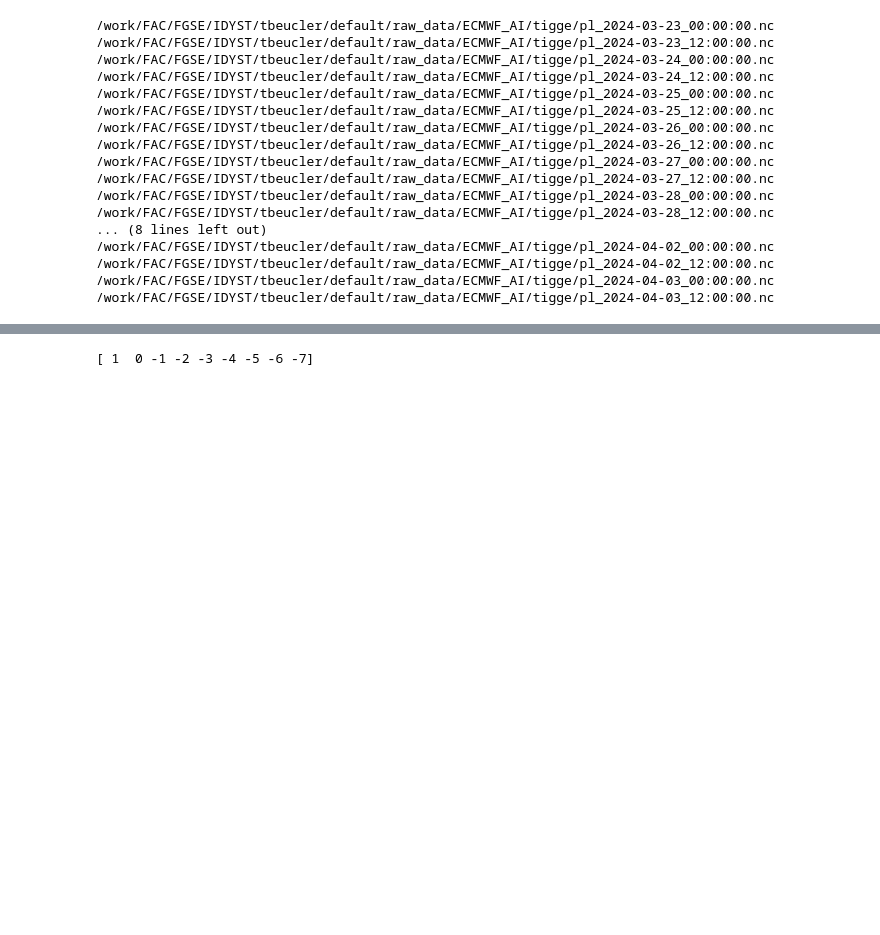
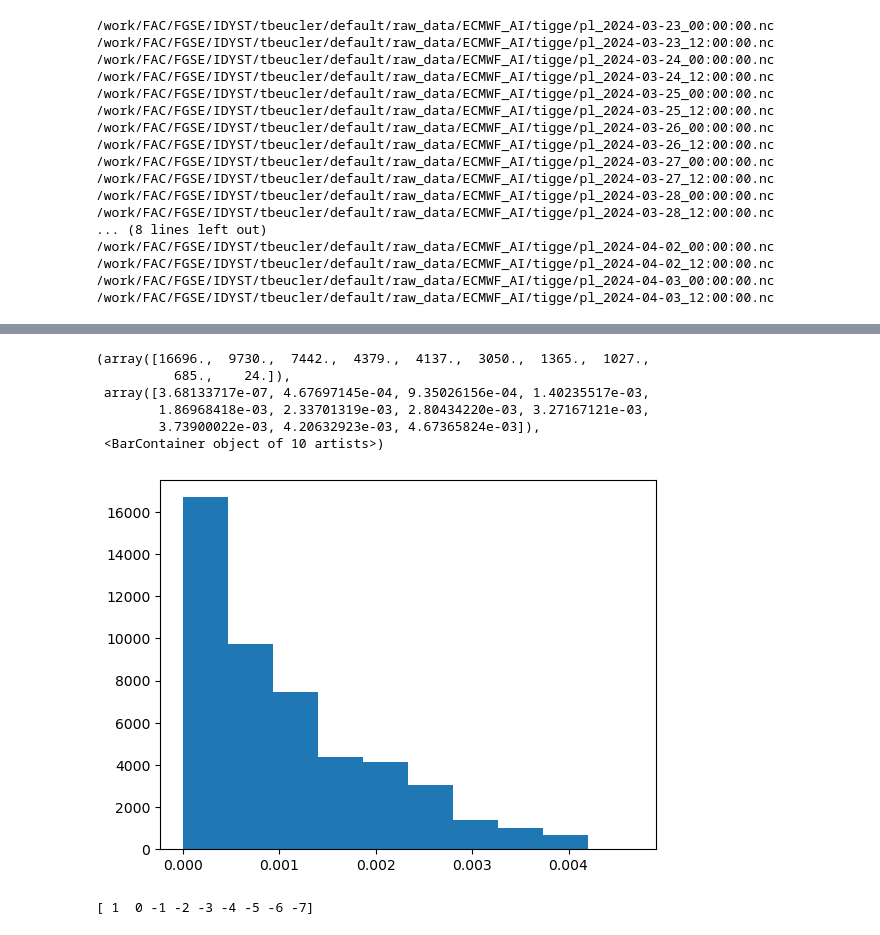
Before and after one commit to feldmann-m/AI-storm, a Jupyter notebook: devel/CAPE_files_ecmwf.ipynb, the cells around one changed output, grey strips where cells are left out. Saved outputs shown, nothing was run; the diff lists cells and outputs as text; code cells hidden in the pictures; blank space fills up the shorter version.

```diff
--- a/devel/CAPE_files_ecmwf.ipynb
+++ b/devel/CAPE_files_ecmwf.ipynb
@@ -338,3 +361,13 @@ sfno 2024-03-28T00
+# %%
+plt.hist(q1level.sel(level=500).values.flatten())
+# %% [output]
+(array([16696.,  9730.,  7442.,  4379.,  4137.,  3050.,  1365.,  1027.,
+          685.,    24.]),
+ array([3.68133717e-07, 4.67697145e-04, 9.35026156e-04, 1.40235517e-03,
+        1.86968418e-03, 2.33701319e-03, 2.80434220e-03, 3.27167121e-03,
+        3.73900022e-03, 4.20632923e-03, 4.67365824e-03]),
+ <BarContainer object of 10 artists>)
+[figure, added]
 # %%
 era5='gs://weatherbench2/datasets/era5/1959-2022-6h-1440x721.zarr'
 xr_era5=xr.open_zarr(era5).sortby('latitude')
```
Also changed, not shown: parts of 7 cells of this notebook, 1 other file.
